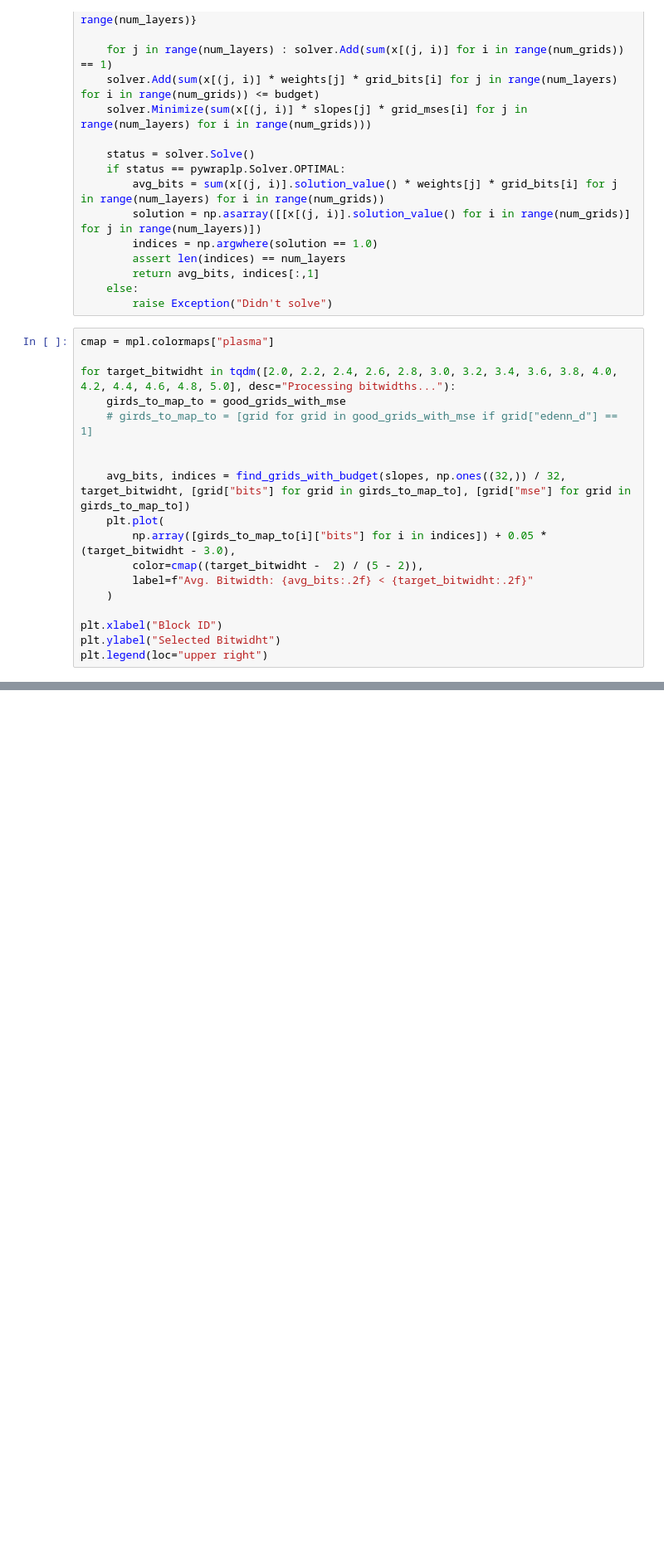
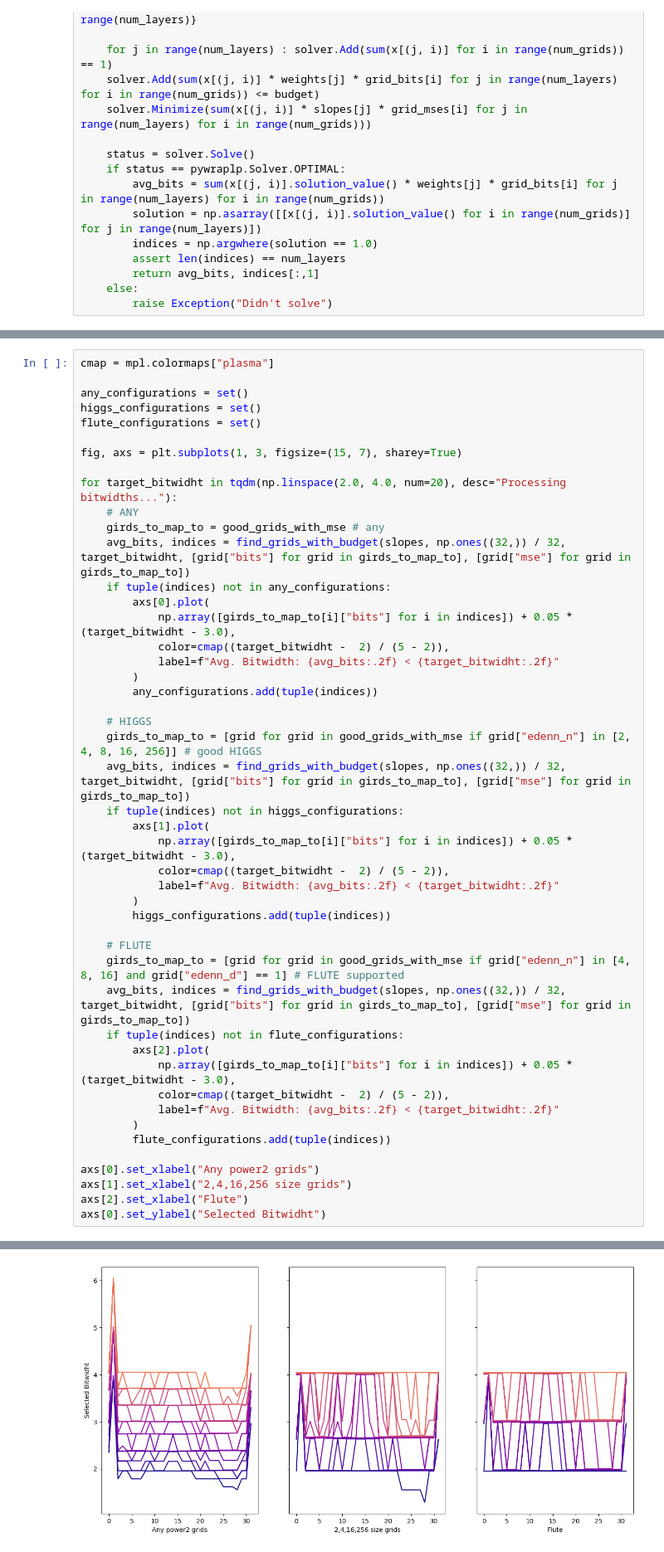
Before and after one commit to galqiwi/linear-layer-compression, a Jupyter notebook: Andrei/gptq/plots.ipynb, the cells around one changed output, grey strips where cells are left out. Shown: that part at 83% size. Cells and saved outputs as stored; diff of their text form; blank space fills up the shorter version.

```diff
--- a/Andrei/gptq/plots.ipynb
+++ b/Andrei/gptq/plots.ipynb
@@ -448,21 +465,3 @@ def find_grids_with_budget(
         return avg_bits, indices[:,1]
     else:
         raise Exception("Didn't solve")
-# %%
-cmap = mpl.colormaps["plasma"]
-
-for target_bitwidht in tqdm([2.0, 2.2, 2.4, 2.6, 2.8, 3.0, 3.2, 3.4, 3.6, 3.8, 4.0, 4.2, 4.4, 4.6, 4.8, 5.0], desc="Processing bitwidths..."):
-    girds_to_map_to = good_grids_with_mse
-    # girds_to_map_to = [grid for grid in good_grids_with_mse if grid["edenn_d"] == 1]
-
-
-    avg_bits, indices = find_grids_with_budget(slopes, np.ones((32,)) / 32, target_bitwidht, [grid["bits"] for grid in girds_to_map_to], [grid["mse"] for grid in girds_to_map_to])
-    plt.plot(
-        np.array([girds_to_map_to[i]["bits"] for i in indices]) + 0.05 * (target_bitwidht - 3.0),
-        color=cmap((target_bitwidht -  2) / (5 - 2)),
-        label=f"Avg. Bitwidth: {avg_bits:.2f} < {target_bitwidht:.2f}"
-    )
-
-plt.xlabel("Block ID")
-plt.ylabel("Selected Bitwidht")
-plt.legend(loc="upper right")
@@ -471,0 +468,48 @@ plt.legend(loc="upper right")
+# %%
+cmap = mpl.colormaps["plasma"]
+
+any_configurations = set()
+higgs_configurations = set()
+flute_configurations = set()
+
+fig, axs = plt.subplots(1, 3, figsize=(15, 7), sharey=True)
+
+for target_bitwidht in tqdm(np.linspace(2.0, 4.0, num=20), desc="Processing bitwidths..."):
+    # ANY
+    girds_to_map_to = good_grids_with_mse # any
+    avg_bits, indices = find_grids_with_budget(slopes, np.ones((32,)) / 32, target_bitwidht, [grid["bits"] for grid in girds_to_map_to], [grid["mse"] for grid in girds_to_map_to])
+    if tuple(indices) not in any_configurations:
+        axs[0].plot(
+            np.array([girds_to_map_to[i]["bits"] for i in indices]) + 0.05 * (target_bitwidht - 3.0),
+            color=cmap((target_bitwidht -  2) / (5 - 2)),
+            label=f"Avg. Bitwidth: {avg_bits:.2f} < {target_bitwidht:.2f}"
+        )
+        any_configurations.add(tuple(indices))
+
+    # HIGGS
+    girds_to_map_to = [grid for grid in good_grids_with_mse if grid["edenn_n"] in [2, 4, 8, 16, 256]] # good HIGGS
+    avg_bits, indices = find_grids_with_budget(slopes, np.ones((32,)) / 32, target_bitwidht, [grid["bits"] for grid in girds_to_map_to], [grid["mse"] for grid in girds_to_map_to])
+    if tuple(indices) not in higgs_configurations:
+        axs[1].plot(
+            np.array([girds_to_map_to[i]["bits"] for i in indices]) + 0.05 * (target_bitwidht - 3.0),
+            color=cmap((target_bitwidht -  2) / (5 - 2)),
+            label=f"Avg. Bitwidth: {avg_bits:.2f} < {target_bitwidht:.2f}"
+        )
+        higgs_configurations.add(tuple(indices))
+
+    # FLUTE
+    girds_to_map_to = [grid for grid in good_grids_with_mse if grid["edenn_n"] in [4, 8, 16] and grid["edenn_d"] == 1] # FLUTE supported
+    avg_bits, indices = find_grids_with_budget(slopes, np.ones((32,)) / 32, target_bitwidht, [grid["bits"] for grid in girds_to_map_to], [grid["mse"] for grid in girds_to_map_to])
+    if tuple(indices) not in flute_configurations:
+        axs[2].plot(
+            np.array([girds_to_map_to[i]["bits"] for i in indices]) + 0.05 * (target_bitwidht - 3.0),
+            color=cmap((target_bitwidht -  2) / (5 - 2)),
+            label=f"Avg. Bitwidth: {avg_bits:.2f} < {target_bitwidht:.2f}"
+        )
+        flute_configurations.add(tuple(indices))
+
+axs[0].set_xlabel("Any power2 grids")
+axs[1].set_xlabel("2,4,16,256 size grids")
+axs[2].set_xlabel("Flute")
+axs[0].set_ylabel("Selected Bitwidht")
+# %% [output]
@@ -471,0 +517 @@ plt.legend(loc="upper right")
+[figure, added]
```
Also changed, not shown: parts of 12 cells of this notebook.
